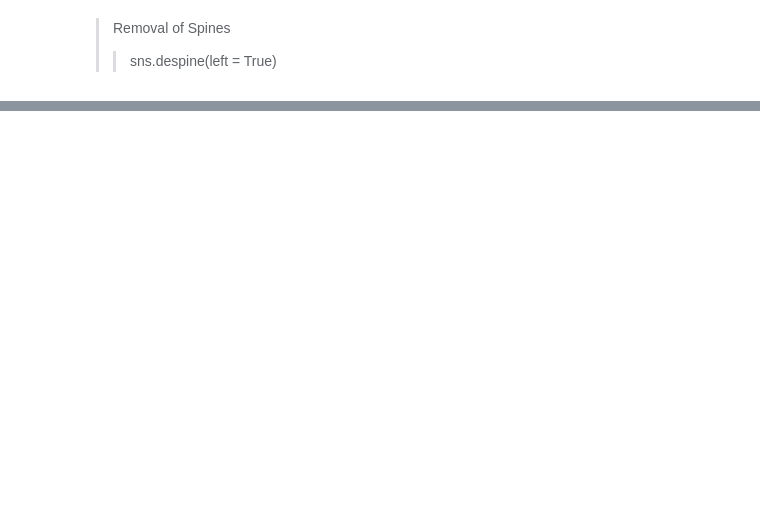
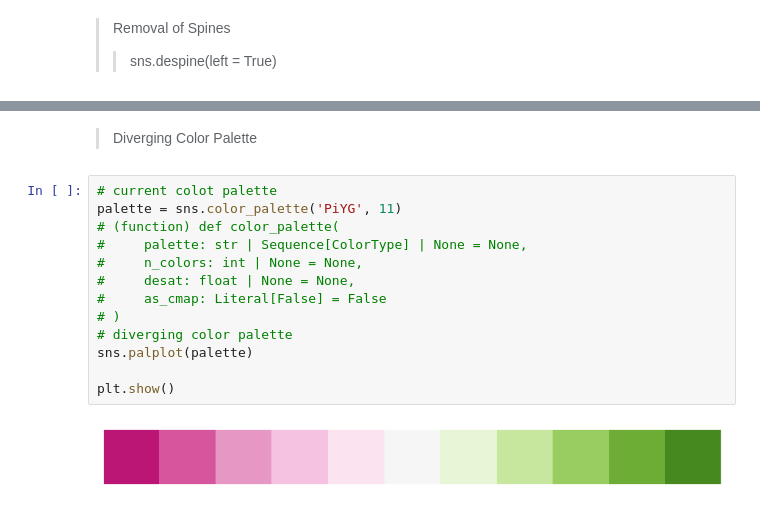
Before and after one commit to nikitenko1/dive-into-seaborn, a Jupyter notebook: 0.ipynb, the cells around one changed output, grey strips where cells are left out. Cells and saved outputs as stored; diff of their text form; blank space fills up the shorter version.

```diff
--- a/0.ipynb
+++ b/0.ipynb
@@ -81,0 +159,17 @@ plt.show()
+# %% [markdown]
+> Diverging Color Palette
+# %%
+# current colot palette
+palette = sns.color_palette('PiYG', 11)
+# (function) def color_palette(
+#     palette: str | Sequence[ColorType] | None = None,
+#     n_colors: int | None = None,
+#     desat: float | None = None,
+#     as_cmap: Literal[False] = False
+# )
+# diverging color palette
+sns.palplot(palette)
+
+plt.show()
+# %% [output]
+[figure, added]
```
Also changed, not shown: parts of 30 cells of this notebook.
